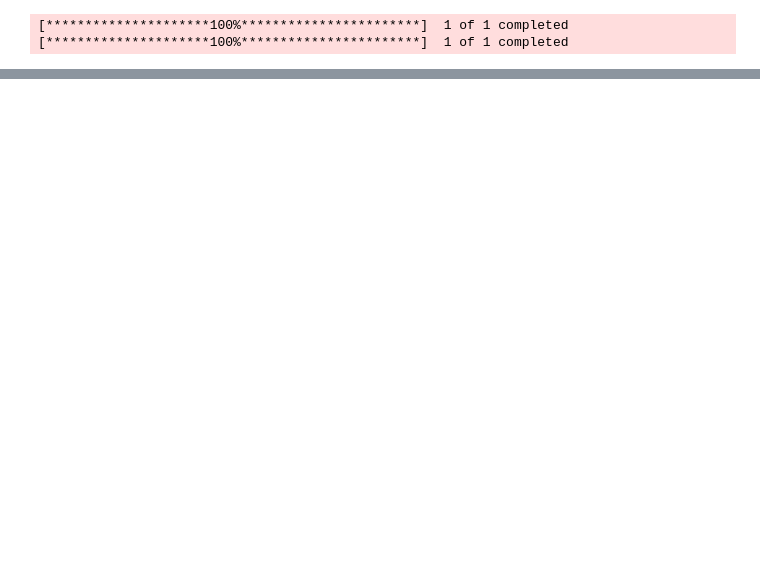
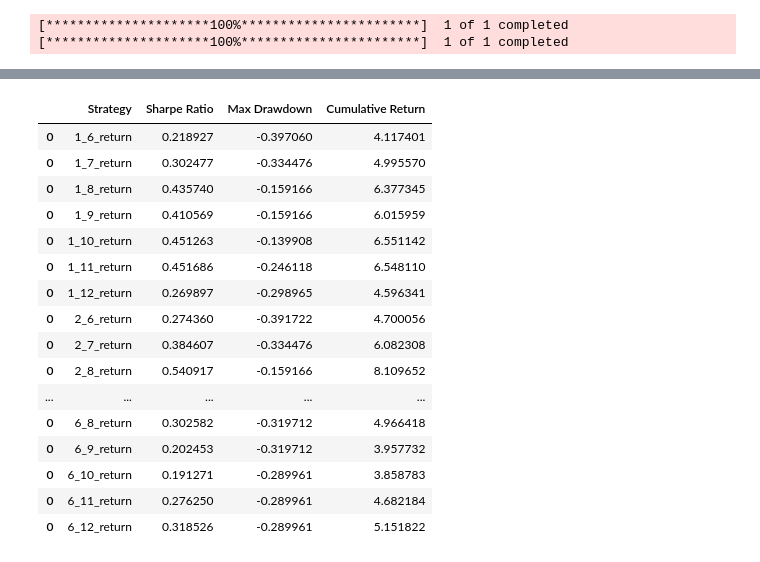
Before and after one commit to rajmehta982/gold-switching_nifty, a Jupyter notebook: nifty_gold_strategy.ipynb, the cells around one changed output, grey strips where cells are left out. Cells and saved outputs as stored; diff of their text form; code cells hidden in the pictures; blank space fills up the shorter version.

```diff
--- a/nifty_gold_strategy.ipynb
+++ b/nifty_gold_strategy.ipynb
@@ -171,0 +169,34 @@ Length: 169, dtype: float64
+# %%
+########## Strategy Metrics
+
+performance_df = pd.DataFrame()
+
+for i, return_column_name in enumerate(return_column_names):
+    cum_ret_column_name = cummulative_column_names[i]
+
+    # Sharpe ratio
+    sharpe_ratio = (data_metrics[return_column_name] - data_metrics['risk_free']).mean() / (data_metrics[return_column_name] - data_metrics['risk_free']).std()
+
+    # Maximum drawdown
+    rolling_max = data_metrics[cum_ret_column_name].cummax()
+    drawdown = (data_metrics[cum_ret_column_name] - rolling_max) / rolling_max
+    max_drawdown = drawdown.min()
+
+    # Performance metrics
+    performance = {
+        "Strategy": return_column_name,
+        "Sharpe Ratio": sharpe_ratio*np.sqrt(12),
+        "Max Drawdown": max_drawdown,
+        "Cumulative Return": data_metrics[cum_ret_column_name].iloc[-1]
+    }
+
+    print("\n")
+    # Print results
+    print("Performance Metrics:")
+    for metric, value in performance.items():
+        if isinstance(value, str):
+            print(f"{metric}: {value}")
+        else:
+            print(f"{metric}: {value:.2f}")
+
+    performance_df = pd.concat([performance_df, pd.DataFrame([performance])])
@@ -171,0 +221,20 @@ Length: 169, dtype: float64
+# %%
+performance_df
+# %% [output]
+|  | Strategy | Sharpe Ratio | Max Drawdown | Cumulative Return |
+| 0 | 1_6_return | 0.218927 | -0.397060 | 4.117401 |
+| 0 | 1_7_return | 0.302477 | -0.334476 | 4.995570 |
+| 0 | 1_8_return | 0.435740 | -0.159166 | 6.377345 |
+| 0 | 1_9_return | 0.410569 | -0.159166 | 6.015959 |
+| 0 | 1_10_return | 0.451263 | -0.139908 | 6.551142 |
+| 0 | 1_11_return | 0.451686 | -0.246118 | 6.548110 |
+| 0 | 1_12_return | 0.269897 | -0.298965 | 4.596341 |
+| 0 | 2_6_return | 0.274360 | -0.391722 | 4.700056 |
+| 0 | 2_7_return | 0.384607 | -0.334476 | 6.082308 |
+| 0 | 2_8_return | 0.540917 | -0.159166 | 8.109652 |
+| ... | ... | ... | ... | ... |
+| 0 | 6_8_return | 0.302582 | -0.319712 | 4.966418 |
+| 0 | 6_9_return | 0.202453 | -0.319712 | 3.957732 |
+| 0 | 6_10_return | 0.191271 | -0.289961 | 3.858783 |
+| 0 | 6_11_return | 0.276250 | -0.289961 | 4.682184 |
+| 0 | 6_12_return | 0.318526 | -0.289961 | 5.151822 |
```
Also changed, not shown: parts of 15 cells of this notebook.
